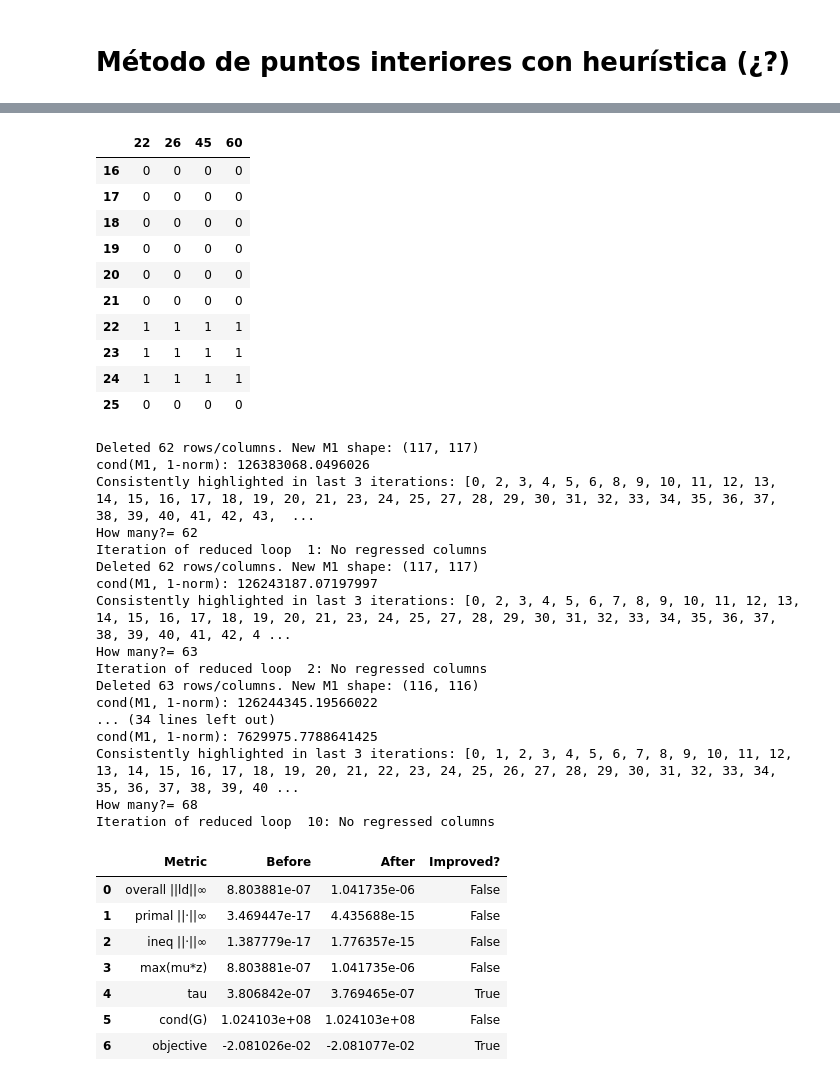
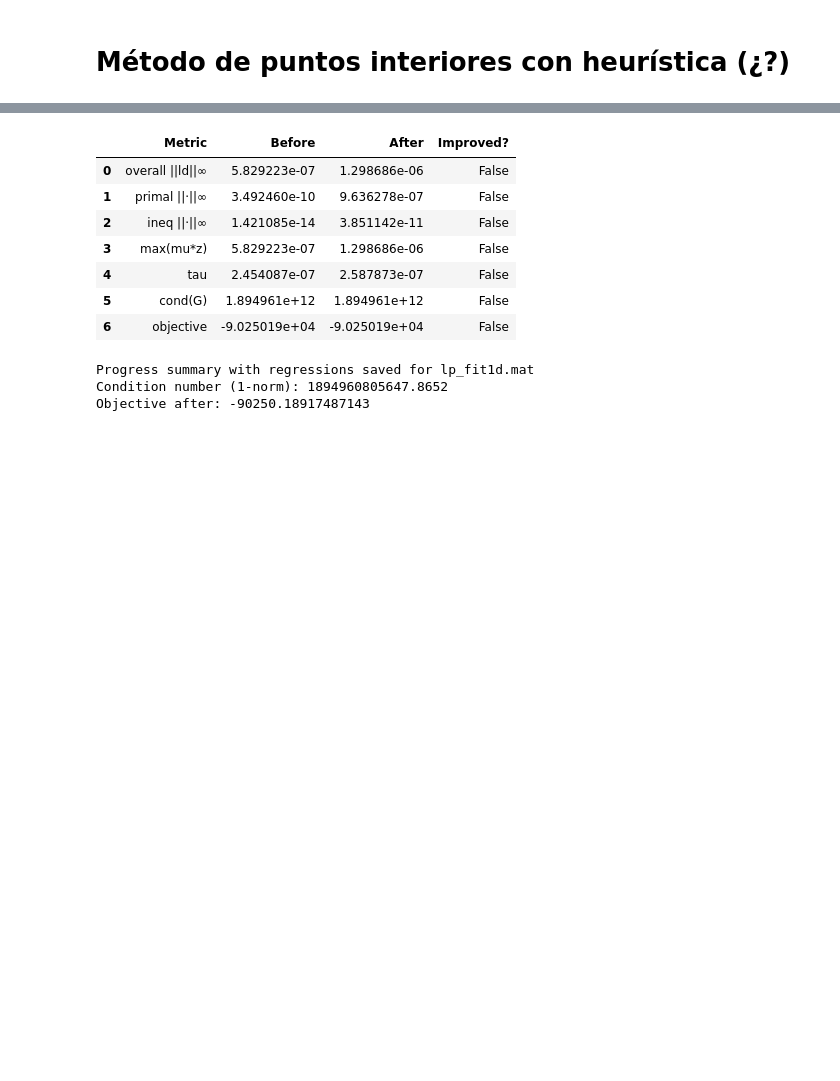
Before and after one commit to fattyfibonacci/thesis_int_point, a Jupyter notebook: intpoint_probs.ipynb, the cells around one changed output, grey strips where cells are left out. Cells and saved outputs as stored; diff of their text form; code cells hidden in the pictures; blank space fills up the shorter version.

```diff
--- a/intpoint_probs.ipynb
+++ b/intpoint_probs.ipynb
@@ -274,10 +275,10 @@ lp_blend.mat
 # Método de puntos interiores con heurística (¿?)
 # %%
 # Choose a file
-mat_files = 'lp_kb2.mat'     # b = 0
+#mat_files = 'lp_kb2.mat'     # b = 0
 #mat_files = 'lp_afiro.mat'   # bmax = 500, and no mu tends to zero  and no condition problem
 #mat_files = 'lp_blend.mat'    # bmax = 26.32, and no mu tends to zero.
-#mat_files = 'lp_fit1d.mat'   # b = 0
+mat_files = 'lp_fit1d.mat'   # b = 0
 #mat_files = 'lp_fit1p.mat'   # bmax = 216, and no mu tends to zero, condition 10^12
 #mat_files = 'lp_grow15.mat'  # b = 0, condition 10^6
 #mat_files = 'lp_grow22.mat'  # b = 0, condition 1.4e7
@@ -316,8 +317,8 @@ FT = F.T
 x = np.ones(n)
 lamda = np.zeros(m)
 mu = np.ones(p)
-#z = np.ones(p)
-z = F @ x - d + (0.5)*np.ones(p)
+z = np.ones(p)
+#z = F @ x - d + (0.5)*np.ones(p)
 
 sigma = 0.5 # Valor fijo
 tau = sigma * np.dot(mu, z) / p
@@ -330,12 +331,18 @@ zdf = pd.DataFrame(columns=range(p))
 taudf = pd.DataFrame(columns=range(p))
 ratiodf = pd.DataFrame(columns=range(p))
 highlighted_df = pd.DataFrame(columns=range(p))
+objdf = pd.DataFrame(columns=['obj'])
+cmpdf = pd.DataFrame(columns=['cmp'])
 
-#Dataframes which record mu, z and tau over each iteration
+#Dataframes which record mu, z, tau and objective function values over each iteration
 mudf.loc[k] = mu
 zdf.loc[k] = z
 taudf.loc[k] = np.full(p, tau)
 ratiodf.loc[k] = mu / tau
+obj_val = 0.5 * x @ Q @ x + c @ x
+cmp_val = np.max(mu * z)
+objdf.loc[k] = obj_val
+cmpdf.loc[k] = cmp_val
 
 v1 = Q @ x + AT @ lamda - FT @ mu + c
 v2 = A @ x - b
@@ -399,11 +406,11 @@ while norma_cnpo > tol and k < kmax:
     ### Step size
     alpha_mu = paso_intpoint(mu, wmu)
     alpha_z  = paso_intpoint(z, wz)
-    alpha    = 0.995 * min(alpha_mu, alpha_z)
-    #alpha    = min(alpha_mu, alpha_z)
+    #alpha    = 0.995 * min(alpha_mu, alpha_z) # From Javi's thesis
+    alpha    = min(alpha_mu, alpha_z)
     #print("alpha= " , alpha)
 
-    # remember something
+    # Percentage changes
     perc_mu = wmu/mu
     perc_z  = wz/z
 
@@ -421,6 +428,10 @@ while norma_cnpo > tol and k < kmax:
     zdf.loc[k] = z
     taudf.loc[k] = np.full(p, tau)     # dataframe for graphing the central path
     ratiodf.loc[k] = mu / tau
+    obj_val = 0.5 * x @ Q @ x + c @ x
+    cmp_val = np.max(mu * z)
+    objdf.loc[k] = obj_val
+    cmpdf.loc[k] = cmp_val
 
     highlighted_df = highlight_df(mu, z, Q, k, tau, highlighted_df, mudf)
 
@@ -479,7 +490,7 @@ while norma_cnpo > tol and k < kmax:
 
 print("final k= ",k)
 k_red = 0
-tol_red = 1e-10
+tol_red = 1e-10 #check this
 max_red = 10
 #print("CHECK BEFORE REDUCTION")
 highlighted_columns, regressed_columns = display_highlights(highlighted_df,regression_df)
@@ -555,6 +566,10 @@ while k_red < max_red:
     zdf.loc[total_iter] = z
     taudf.loc[total_iter] = np.full(p, tau)     # dataframe for graphing the central path
     ratiodf.loc[total_iter] = mu / tau
+    obj_val = 0.5 * x @ Q @ x + c @ x
+    cmp_val = np.max(mu * z)
+    objdf.loc[total_iter] = obj_val
+    cmpdf.loc[total_iter] = cmp_val
 
     highlighted_df = highlight_df(mu, z, Q, total_iter, tau, highlighted_df, mudf)
 
@@ -629,36 +644,11 @@ WARNING: Iter 25 regressed columns (1 -> 0): [22, 26, 45, 60]
-|  | 22 | 26 | 45 | 60 |
-| 16 | 0 | 0 | 0 | 0 |
-| 17 | 0 | 0 | 0 | 0 |
-| 18 | 0 | 0 | 0 | 0 |
-| 19 | 0 | 0 | 0 | 0 |
-| 20 | 0 | 0 | 0 | 0 |
-| 21 | 0 | 0 | 0 | 0 |
-| 22 | 1 | 1 | 1 | 1 |
-| 23 | 1 | 1 | 1 | 1 |
-| 24 | 1 | 1 | 1 | 1 |
-| 25 | 0 | 0 | 0 | 0 |
+|  | Metric | Before | After | Improved? |
+| 0 | overall ||ld||∞ | 5.829223e-07 | 1.298686e-06 | False |
+| 1 | primal ||·||∞ | 3.492460e-10 | 9.636278e-07 | False |
+| 2 | ineq ||·||∞ | 1.421085e-14 | 3.851142e-11 | False |
+| 3 | max(mu*z) | 5.829223e-07 | 1.298686e-06 | False |
+| 4 | tau | 2.454087e-07 | 2.587873e-07 | False |
+| 5 | cond(G) | 1.894961e+12 | 1.894961e+12 | False |
+| 6 | objective | -9.025019e+04 | -9.025019e+04 | False |
-Deleted 62 rows/columns. New M1 shape: (117, 117)
-cond(M1, 1-norm): 126383068.0496026
-Consistently highlighted in last 3 iterations: [0, 2, 3, 4, 5, 6, 8, 9, 10, 11, 12, 13, 14, 15, 16, 17, 18, 19, 20, 21, 23, 24, 25, 27, 28, 29, 30, 31, 32, 33, 34, 35, 36, 37, 38, 39, 40, 41, 42, 43,  ...
-How many?= 62
-Iteration of reduced loop  1: No regressed columns
-Deleted 62 rows/columns. New M1 shape: (117, 117)
-cond(M1, 1-norm): 126243187.07197997
-Consistently highlighted in last 3 iterations: [0, 2, 3, 4, 5, 6, 7, 8, 9, 10, 11, 12, 13, 14, 15, 16, 17, 18, 19, 20, 21, 23, 24, 25, 27, 28, 29, 30, 31, 32, 33, 34, 35, 36, 37, 38, 39, 40, 41, 42, 4 ...
-How many?= 63
-Iteration of reduced loop  2: No regressed columns
-Deleted 63 rows/columns. New M1 shape: (116, 116)
-cond(M1, 1-norm): 126244345.19566022
-... (34 lines left out)
-cond(M1, 1-norm): 7629975.7788641425
-Consistently highlighted in last 3 iterations: [0, 1, 2, 3, 4, 5, 6, 7, 8, 9, 10, 11, 12, 13, 14, 15, 16, 17, 18, 19, 20, 21, 22, 23, 24, 25, 26, 27, 28, 29, 30, 31, 32, 33, 34, 35, 36, 37, 38, 39, 40 ...
-How many?= 68
-Iteration of reduced loop  10: No regressed columns
+Progress summary with regressions saved for lp_fit1d.mat
+Condition number (1-norm): 1894960805647.8652
+Objective after: -90250.18917487143
-|  | Metric | Before | After | Improved? |
-| 0 | overall ||ld||∞ | 8.803881e-07 | 1.041735e-06 | False |
-| 1 | primal ||·||∞ | 3.469447e-17 | 4.435688e-15 | False |
-| 2 | ineq ||·||∞ | 1.387779e-17 | 1.776357e-15 | False |
-| 3 | max(mu*z) | 8.803881e-07 | 1.041735e-06 | False |
-| 4 | tau | 3.806842e-07 | 3.769465e-07 | True |
-| 5 | cond(G) | 1.024103e+08 | 1.024103e+08 | False |
-| 6 | objective | -2.081026e-02 | -2.081077e-02 | True |
```
Also changed, not shown: parts of 3 cells of this notebook, 1 other file.
